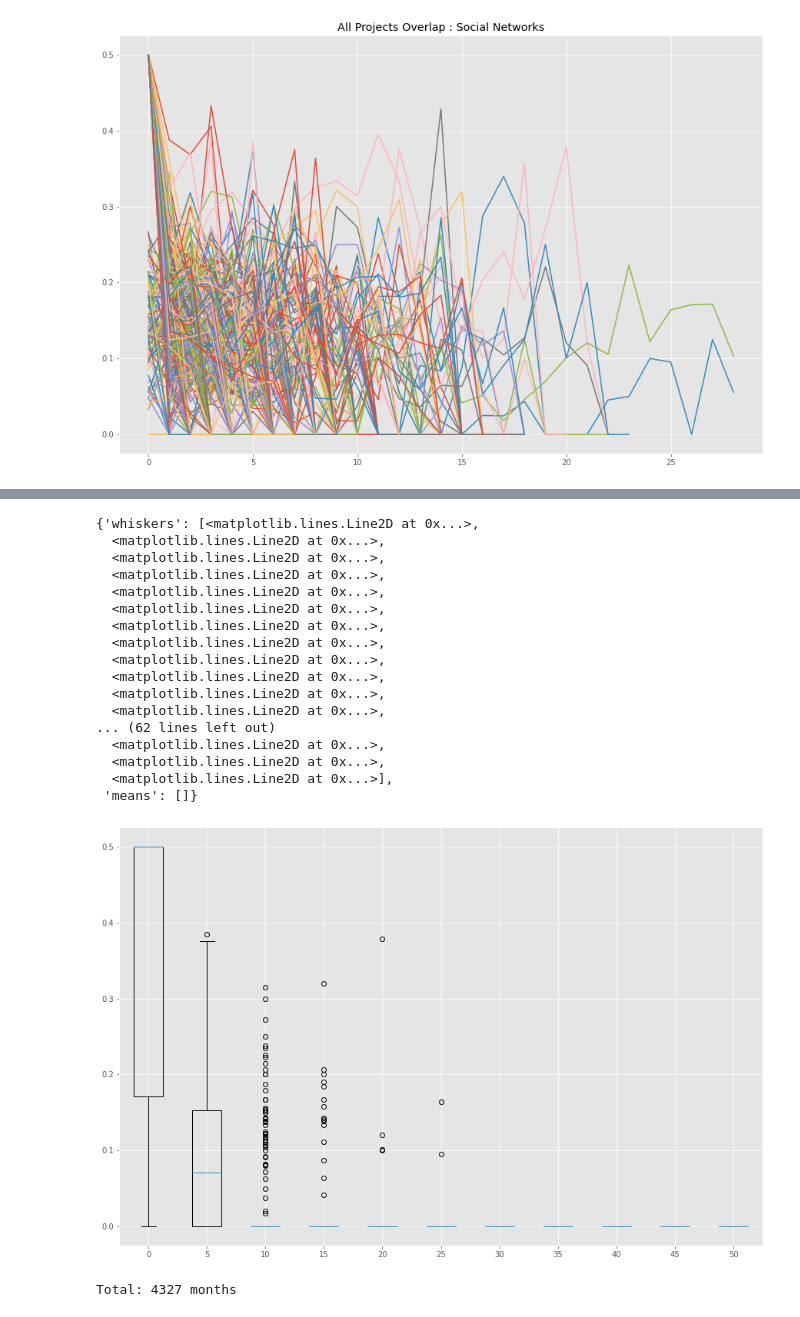
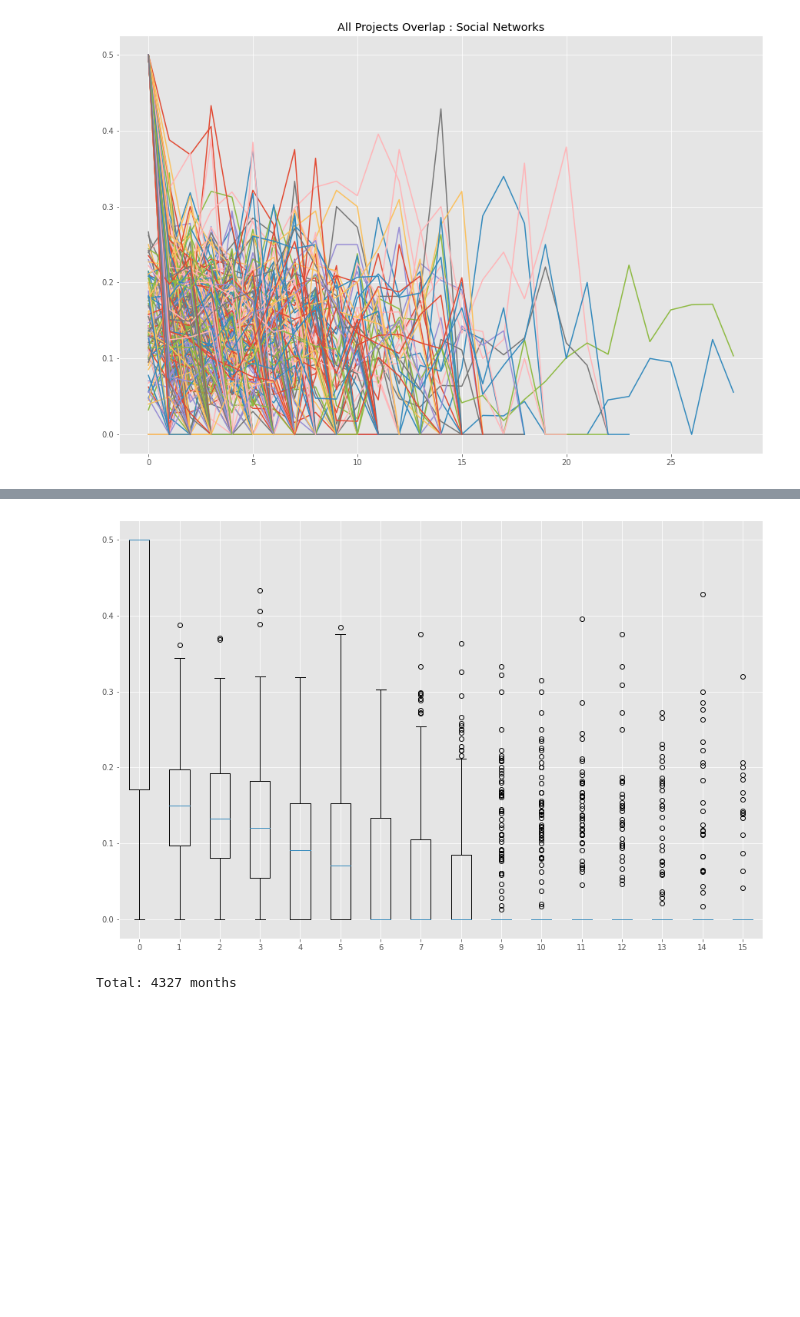
Before and after one commit to zenoWZH/ASFdata_analysis, a Jupyter notebook: network_overlaps3.ipynb, the cells around one changed output, grey strips where cells are left out. Saved outputs shown, nothing was run; the diff lists cells and outputs as text; code cells hidden in the pictures; blank space fills up the shorter version.

```diff
--- a/network_overlaps3.ipynb
+++ b/network_overlaps3.ipynb
@@ -97,7 +101,7 @@ plt.figure(figsize=(15,10))
 #count = count[:20]
 #plt.bar(range(20),np.array(count)/265)
 datas_t = []
-labels_time = [0,5,10,15,20,25,30,35,40,45,50]
+labels_time = [x*1 for x in range(16)]
 for time in labels_time:
     data_thistime = df_tech_overlaps.loc[time].values.tolist()
     data_thistime = remove_minus(data_thistime)
@@ -107,4 +111,5 @@ for time in labels_time:
 
 
 plt.boxplot(datas_t, labels=labels_time)
+plt.show()
 # %% [output]
@@ -180,39 +167,23 @@ print(count)
 # %%
 plt.style.use('ggplot')
 plt.figure(figsize=(15,10))
 
 #count = count[:20]
 #plt.bar(range(20),np.array(count)/265)
 datas_t = []
-labels_time = [0,5,10,15,20,25,30,35,40,45,50]
+labels_time = [x*1 for x in range(16)]
 for time in labels_time:
     data_thistime = df_social_overlaps.loc[time].values.tolist()
     data_thistime = remove_minus(data_thistime)
     datas_t.append(data_thistime)
 
 
 
 
 plt.boxplot(datas_t, labels=labels_time)
+plt.show()
 # %% [output]
-{'whiskers': [<matplotlib.lines.Line2D at 0x...>,
-  <matplotlib.lines.Line2D at 0x...>,
-  <matplotlib.lines.Line2D at 0x...>,
-  <matplotlib.lines.Line2D at 0x...>,
-  <matplotlib.lines.Line2D at 0x...>,
-  <matplotlib.lines.Line2D at 0x...>,
-  <matplotlib.lines.Line2D at 0x...>,
-  <matplotlib.lines.Line2D at 0x...>,
-  <matplotlib.lines.Line2D at 0x...>,
-  <matplotlib.lines.Line2D at 0x...>,
-  <matplotlib.lines.Line2D at 0x...>,
-  <matplotlib.lines.Line2D at 0x...>,
-... (62 lines left out)
-  <matplotlib.lines.Line2D at 0x...>,
-  <matplotlib.lines.Line2D at 0x...>,
-  <matplotlib.lines.Line2D at 0x...>],
- 'means': []}
-[figure, old version]
+[figure, new version]
 # %%
 df_incubating = pd.read_csv('/mnt/data0/lkyin/incubating.csv')
 df_graduated = pd.read_csv('/mnt/data0/lkyin/graduated.csv')
```
Also changed, not shown: parts of 17 cells of this notebook, 3 other files.
